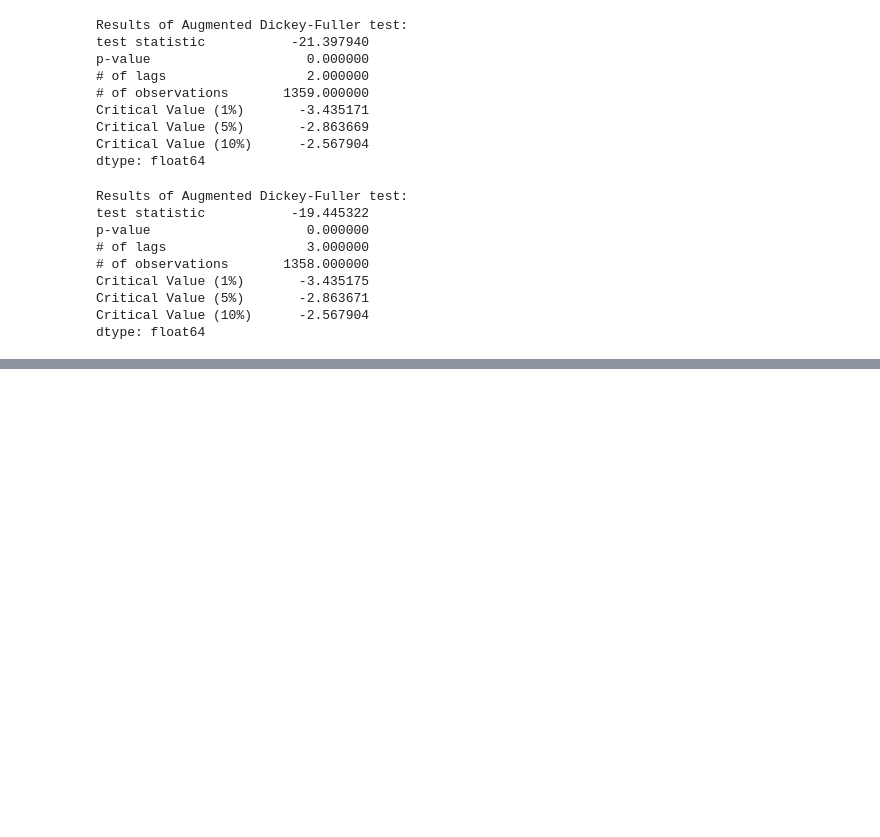
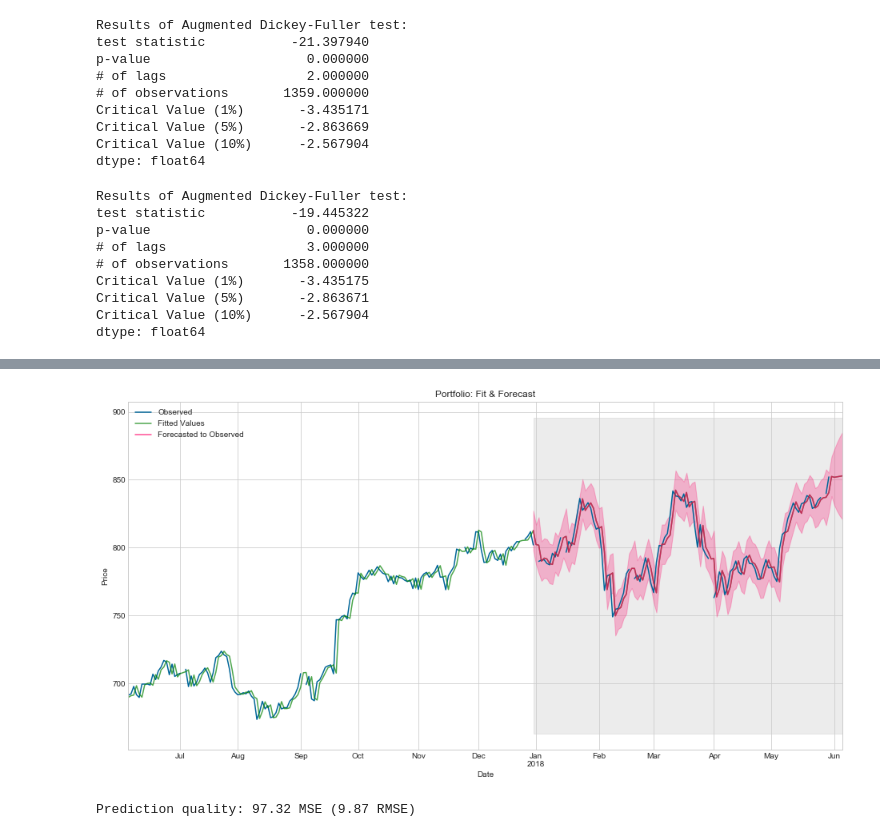
Before and after one commit to sychi77/CapstoneProject2, a Jupyter notebook: Stock_Market.ipynb, the cells around one changed output, grey strips where cells are left out. Drawn from its saved outputs; the diff is of its cells as text; code cells hidden in the pictures; blank space fills up the shorter version.

```diff
--- a/Stock_Market.ipynb
+++ b/Stock_Market.ipynb
@@ -589,0 +573,6 @@ In addition, there are many alternatives for modeling these time series beside t
+# %%
+# Plotting model for Portfolio with one step ahead prediction
+plot_sarimax('Portfolio', portfolio_sarimax, '2017-12-29', '2018-06-06', 'Portfolio: Fit & Forecast')
+# %% [output]
+[figure, added]
+Prediction quality: 97.32 MSE (9.87 RMSE)
```
Also changed, not shown: parts of 83 cells of this notebook, 5 other files.
